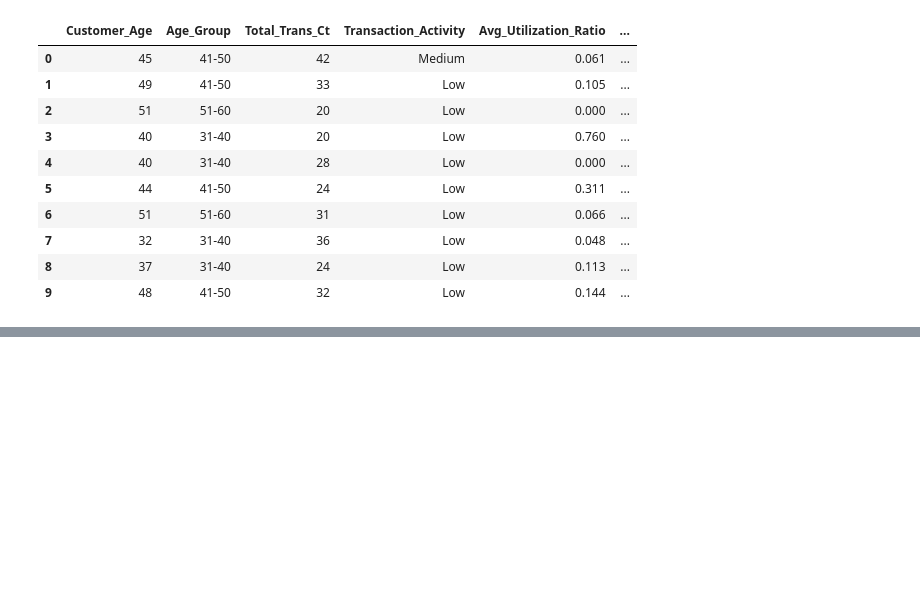
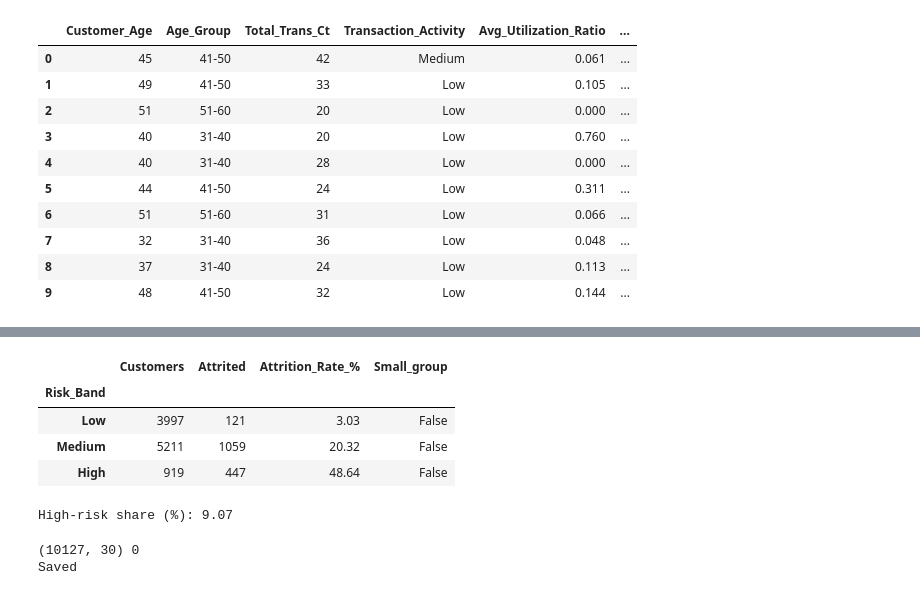
Before and after one commit to ReraA/MIT8339-bank-churn, a Jupyter notebook: MIT8339_Bank_Churn.ipynb, the cells around one changed output, grey strips where cells are left out. Drawn from its saved outputs; the diff is of its cells as text; code cells hidden in the pictures; blank space fills up the shorter version.

```diff
--- a/MIT8339_Bank_Churn.ipynb
+++ b/MIT8339_Bank_Churn.ipynb
@@ -200,0 +326,28 @@ C:\Users\USER
+# %%
+# Rules based on the high-attrition segments
+df_clean["Risk_Score"] = (
+    df_clean["Transaction_Activity"].map({"Low": 2, "Medium": 1, "High": 0}).astype(int)
+    + (df_clean["Months_Inactive_12_mon"] >= 3).astype(int)
+    + (df_clean["Contacts_Count_12_mon"] >= 4).astype(int)
+    + (df_clean["Utilisation_Group"] == "Low").astype(int)
+)
+df_clean["Risk_Band"] = pd.cut(df_clean["Risk_Score"], bins=[-1, 1, 3, 5],
+                               labels=["Low", "Medium", "High"])
+df_clean["Risk_Order"] = df_clean["Risk_Band"].cat.codes + 1
+
+display(segment_rates("Risk_Band"))
+print("High-risk share (%):", round((df_clean["Risk_Band"] == "High").mean() * 100, 2))
+# %% [output]
+|  | Customers | Attrited | Attrition_Rate_% | Small_group |
+| Risk_Band |  |  |  |  |
+| Low | 3997 | 121 | 3.03 | False |
+| Medium | 5211 | 1059 | 20.32 | False |
+| High | 919 | 447 | 48.64 | False |
+High-risk share (%): 9.07
+# %%
+print(df_clean.shape, df_clean.isnull().sum().sum())
+df_clean.to_csv(r"C:\Users\USER\Documents\MIT8339_BI_Virtual_Lab\data\BankChurners_Cleaned.csv", index=False)
+print ("Saved")
+# %% [output]
+(10127, 30) 0
+Saved
```
Also changed, not shown: parts of 9 cells of this notebook.
